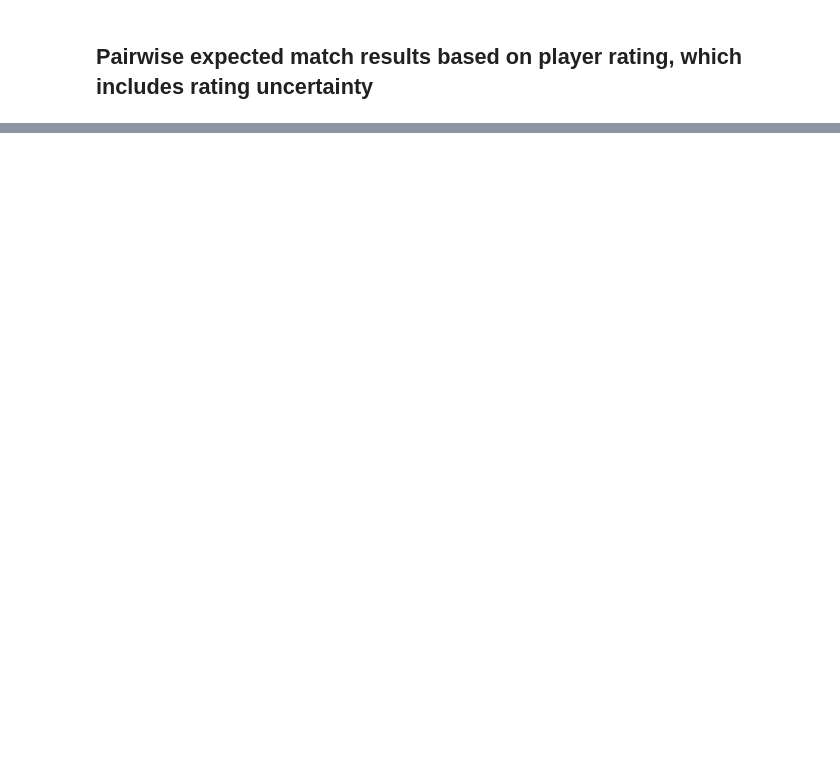
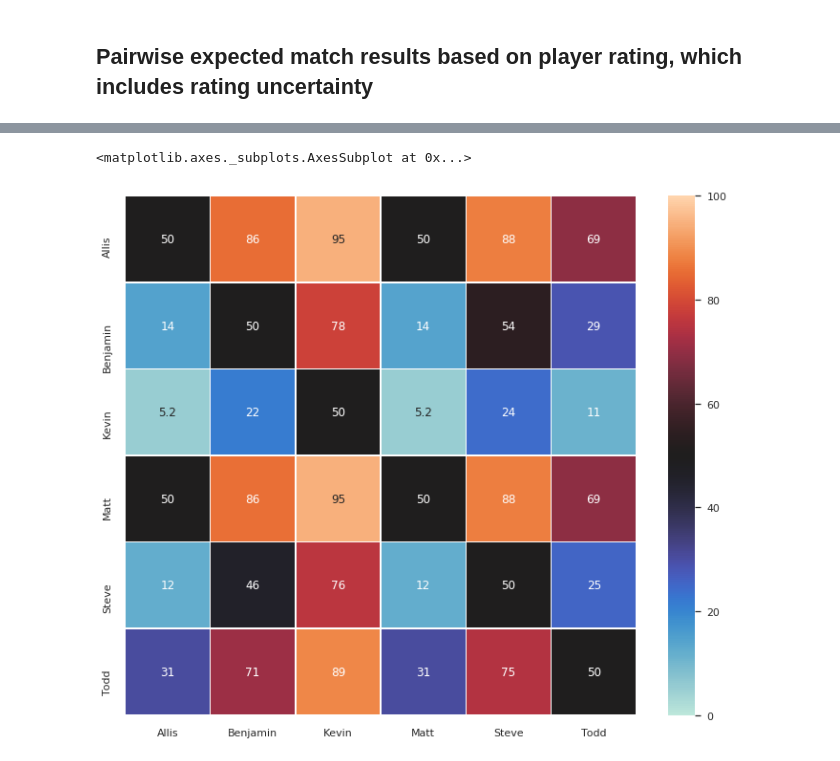
Before and after one commit to ThePlaidMentat/warrank, a Jupyter notebook: RedRankTrueSkill.ipynb, the cells around one changed output, grey strips where cells are left out. Saved outputs shown, nothing was run; the diff lists cells and outputs as text; code cells hidden in the pictures; blank space fills up the shorter version.

```diff
--- a/RedRankTrueSkill.ipynb
+++ b/RedRankTrueSkill.ipynb
@@ -135,13 +120,2 @@ plt.legend(loc='center right', bbox_to_anchor=(1.2, 0.5))
 # %% [markdown]
 ## Pairwise expected match results based on player rating, which includes rating uncertainty
-# %%
-for n, r in ratings.items():
-    print('------------------')
-    print(n, r)
-    for opp_n, opp_r in ratings.items():
-        if n is opp_n:
-            continue
-        delta_mu = r.mu - opp_r.mu
-        sum_sigma = r.sigma ** 2 + opp_r.sigma ** 2
-        win_p = global_env().cdf(delta_mu / math.sqrt(2*BETA*BETA + sum_sigma))
-        print('  vs {}: {:.1%} chance to win'.format(opp_n, win_p))
@@ -165,0 +122,10 @@ Benjamin trueskill.Rating(mu=21.708, sigma=2.388)
+# %%
+def win_prob(p1, p2):
+    delta_mu = p1.mu - p2.mu
+    sum_sigma = p1.sigma ** 2 + p2.sigma ** 2
+    return global_env().cdf(delta_mu / math.sqrt(2*BETA*BETA + sum_sigma))
+
+wp = {n: [100*win_prob(ratings[o], ratings[n]) for o in games.columns]
+      for n in games.columns}
+wp_df = pd.DataFrame(wp, index=games.columns)
+wp_df
@@ -165,0 +140,6 @@ Benjamin trueskill.Rating(mu=21.708, sigma=2.388)
+# %%
+plt.subplots(figsize=(12,10))
+sns.heatmap(wp_df, vmin=0, vmax=100, center=50, annot=True, linewidths=0.5)
+# %% [output]
+<matplotlib.axes._subplots.AxesSubplot at 0x...>
+[figure, added]
```
Also changed, not shown: parts of 8 cells of this notebook.
